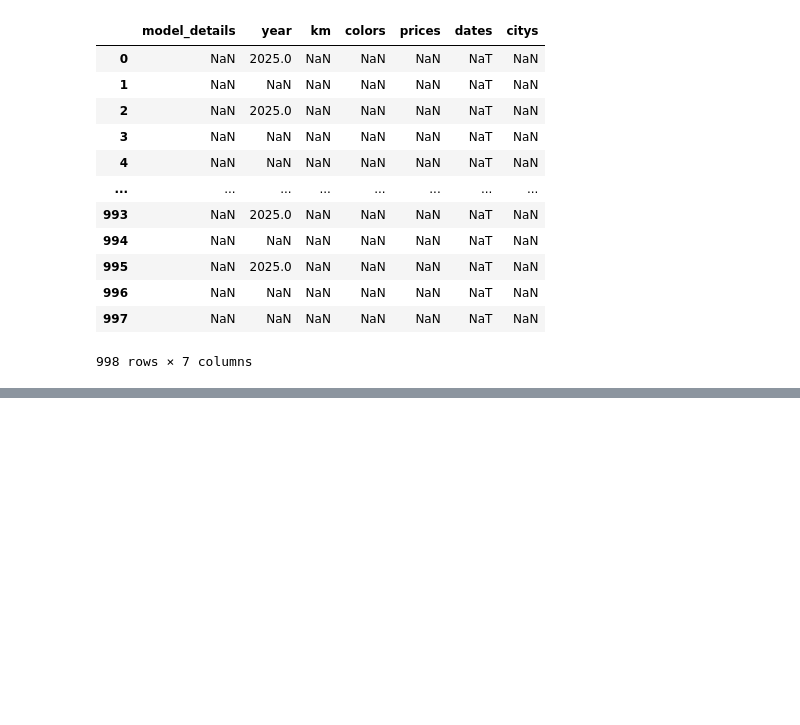
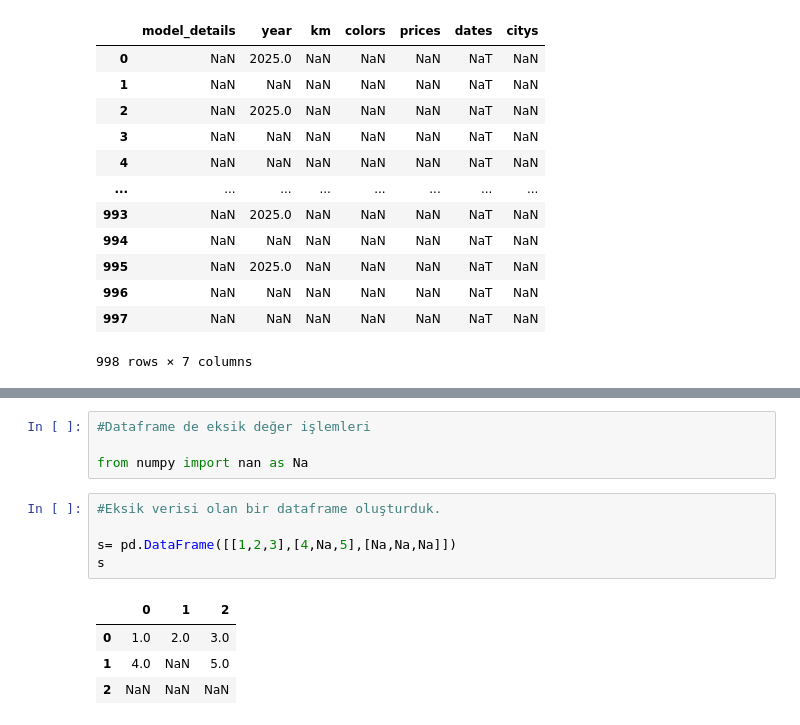
Before and after one commit to azem46/Python_Colab_Handbook, a Jupyter notebook: Python_Ders_16_Pandas.ipynb, the cells around one changed output, grey strips where cells are left out. Saved outputs shown, nothing was run; the diff lists cells and outputs as text; blank space fills up the shorter version.

```diff
--- a/Python_Ders_16_Pandas.ipynb
+++ b/Python_Ders_16_Pandas.ipynb
@@ -1357,0 +1482,14 @@ modely[modely.isin([2025])]
+# %%
+#Dataframe de eksik değer işlemleri
+
+from numpy import nan as Na
+# %%
+#Eksik verisi olan bir dataframe oluşturduk.
+
+s= pd.DataFrame([[1,2,3],[4,Na,5],[Na,Na,Na]])
+s
+# %% [output]
+|  | 0 | 1 | 2 |
+| 0 | 1.0 | 2.0 | 3.0 |
+| 1 | 4.0 | NaN | 5.0 |
+| 2 | NaN | NaN | NaN |
```
Also changed, not shown: parts of 44 cells of this notebook.
